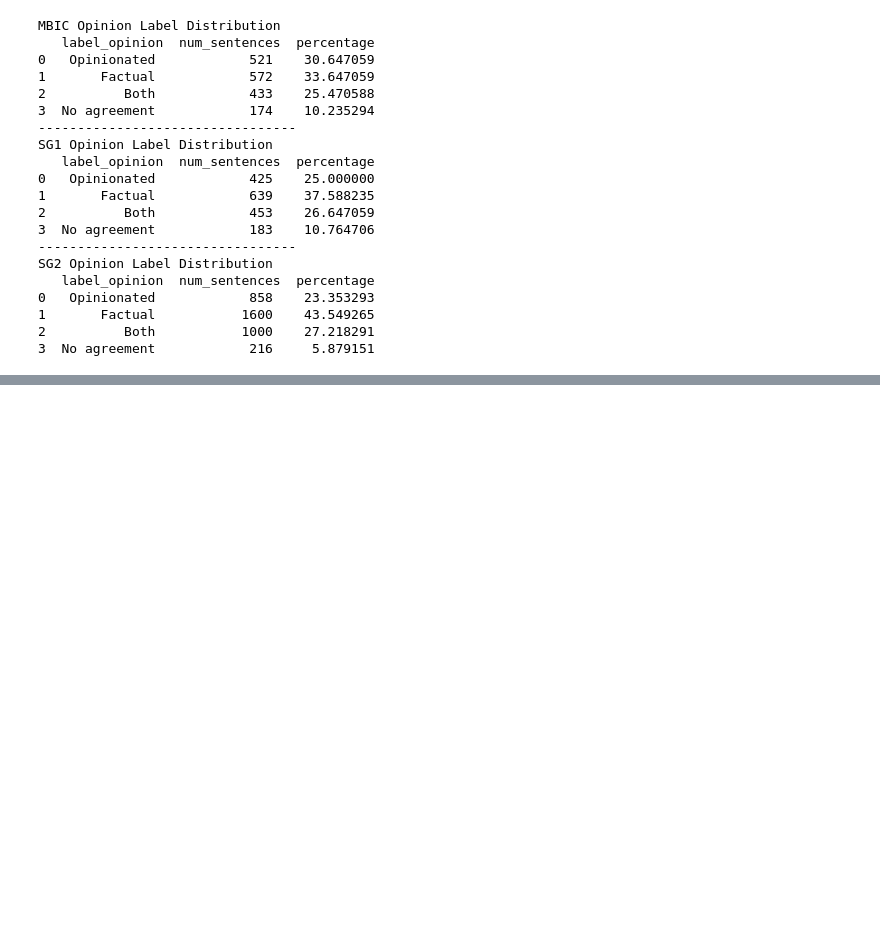
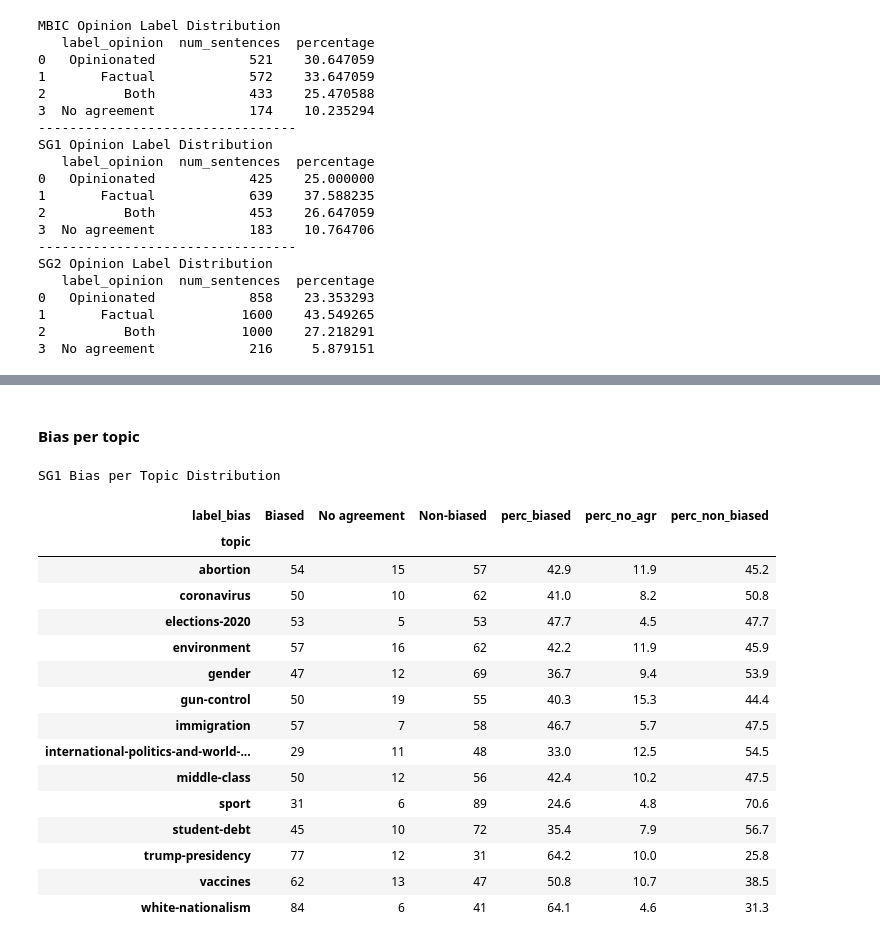
Before and after one commit to Media-Bias-Group/Neural-Media-Bias-Detection-Using-Distant-Supervision-With-BABE, a Jupyter notebook: data_set_evaluation.ipynb, the cells around one changed output, grey strips where cells are left out. Cells and saved outputs as stored; diff of their text form; code cells hidden in the pictures; blank space fills up the shorter version.

```diff
--- a/data_set_evaluation.ipynb
+++ b/data_set_evaluation.ipynb
@@ -254,0 +292,35 @@ SG2 Opinion Label Distribution
+# %% [markdown]
+#### Bias per topic
+# %%
+#SG1
+bias_topic_obs_SG1 = SG1.groupby(['topic','label_bias'])[['text']].count()
+bias_topic_obs_SG1 = bias_topic_obs_SG1.reset_index()
+bias_topic_obs_SG1 = bias_topic_obs_SG1.rename(columns={"text": "num_sentences"})
+
+bias_topic_SG1 = bias_topic_obs_SG1.pivot(index='topic', columns='label_bias', values='num_sentences') #create pivot table
+bias_topic_SG1['Total_annotations'] = bias_topic_SG1['Biased'] + bias_topic_SG1['Non-biased'] + bias_topic_SG1['No agreement']   #calculate total annotations
+bias_topic_SG1['perc_biased'] = round((bias_topic_SG1['Biased'] / bias_topic_SG1['Total_annotations']) * 100,1)
+bias_topic_SG1['perc_no_agr'] = round((bias_topic_SG1['No agreement'] / bias_topic_SG1['Total_annotations']) * 100,1)
+bias_topic_SG1['perc_non_biased'] = round((bias_topic_SG1['Non-biased'] / bias_topic_SG1['Total_annotations']) * 100,1)
+
+print("SG1 Bias per Topic Distribution")
+bias_topic_SG1 = bias_topic_SG1[['Biased','No agreement','Non-biased','perc_biased','perc_no_agr','perc_non_biased']]
+bias_topic_SG1
+# %% [output]
+SG1 Bias per Topic Distribution
+| label_bias | Biased | No agreement | Non-biased | perc_biased | perc_no_agr | perc_non_biased |
+| topic |  |  |  |  |  |  |
+| abortion | 54 | 15 | 57 | 42.9 | 11.9 | 45.2 |
+| coronavirus | 50 | 10 | 62 | 41.0 | 8.2 | 50.8 |
+| elections-2020 | 53 | 5 | 53 | 47.7 | 4.5 | 47.7 |
+| environment | 57 | 16 | 62 | 42.2 | 11.9 | 45.9 |
+| gender | 47 | 12 | 69 | 36.7 | 9.4 | 53.9 |
+| gun-control | 50 | 19 | 55 | 40.3 | 15.3 | 44.4 |
+| immigration | 57 | 7 | 58 | 46.7 | 5.7 | 47.5 |
+| international-politics-and-world-... | 29 | 11 | 48 | 33.0 | 12.5 | 54.5 |
+| middle-class | 50 | 12 | 56 | 42.4 | 10.2 | 47.5 |
+| sport | 31 | 6 | 89 | 24.6 | 4.8 | 70.6 |
+| student-debt | 45 | 10 | 72 | 35.4 | 7.9 | 56.7 |
+| trump-presidency | 77 | 12 | 31 | 64.2 | 10.0 | 25.8 |
+| vaccines | 62 | 13 | 47 | 50.8 | 10.7 | 38.5 |
+| white-nationalism | 84 | 6 | 41 | 64.1 | 4.6 | 31.3 |
```
Also changed, not shown: parts of 16 cells of this notebook.
